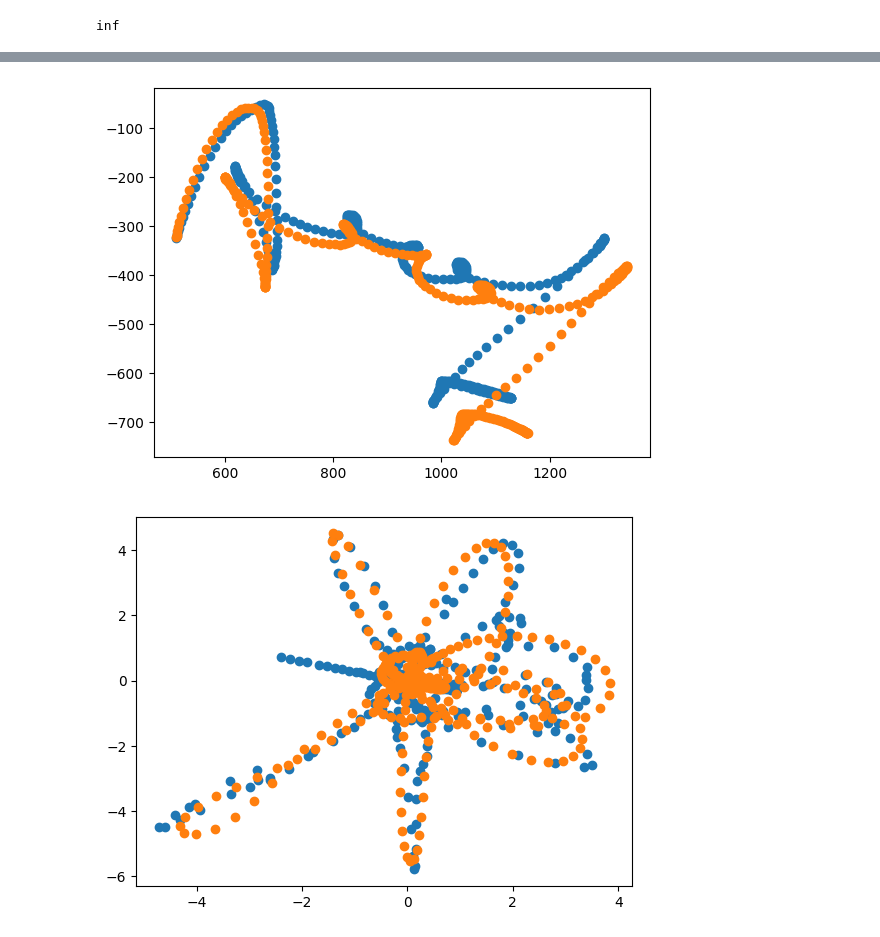
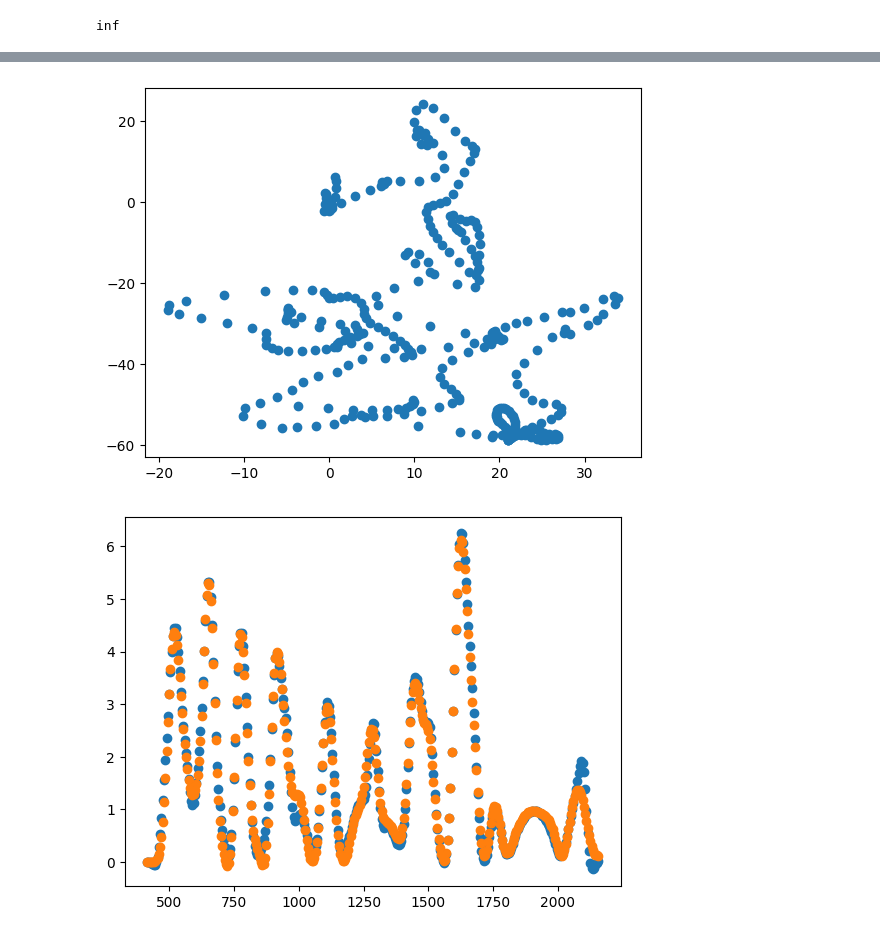
Before and after one commit to andrew-healey/sigma-lognormal, a Jupyter notebook: debug.ipynb, the cells around one changed output, grey strips where cells are left out. Drawn from its saved outputs; the diff is of its cells as text; code cells hidden in the pictures.

```diff
--- a/debug.ipynb
+++ b/debug.ipynb
@@ -76,7 +78,7 @@ from action_plan import ActionPlan
 
 top_k = 2
 snr_threshold = 25
-max_strokes = 18
+max_strokes = 25
 search = BeamSearch(signal,top_k,snr_threshold,max_strokes)
 
 demo_plan = ActionPlan([],signal.position[0])
@@ -93,3 +92,3 @@ plot_signals([signal,suggest_plan.signal(signal.time)])
 # %%
-out_plan = search.search()
+out_plan,snr_plot = search.search()
 out_signal = out_plan.signal(signal.time)
@@ -114,8 +122,8 @@ Num. strokes: 18
 # %%
-plot_signals([signal,out_signal])
+plot_signals([signal - out_signal])
 # %% [output]
-[figure, old version]
+[figure, new version]
 # %%
-plot_velocities([signal,out_signal])
+plot_speeds([signal,out_signal])
 # %% [output]
-[figure, old version]
+[figure, new version]
```
Also changed, not shown: parts of 16 cells of this notebook, 8 other files.
